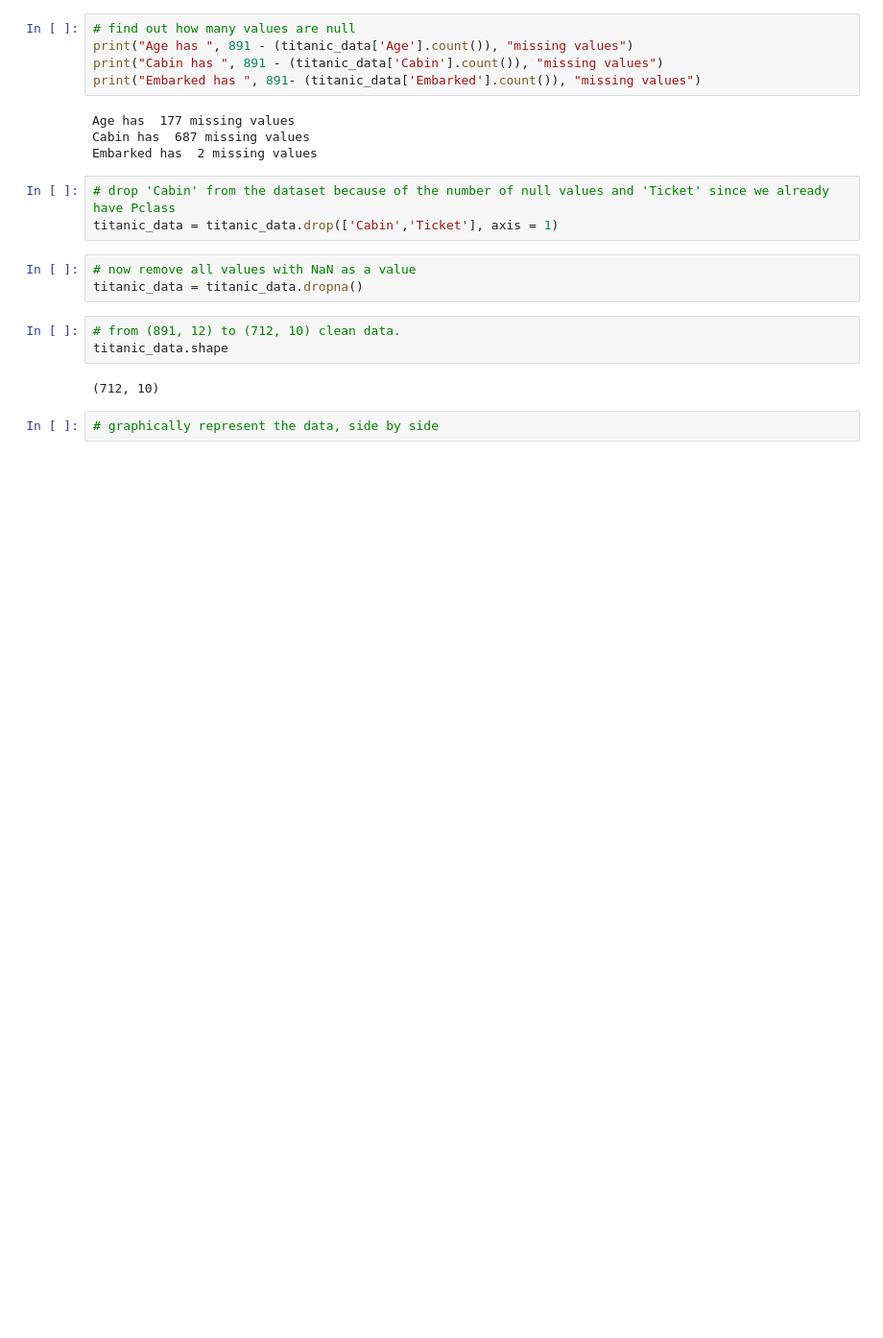
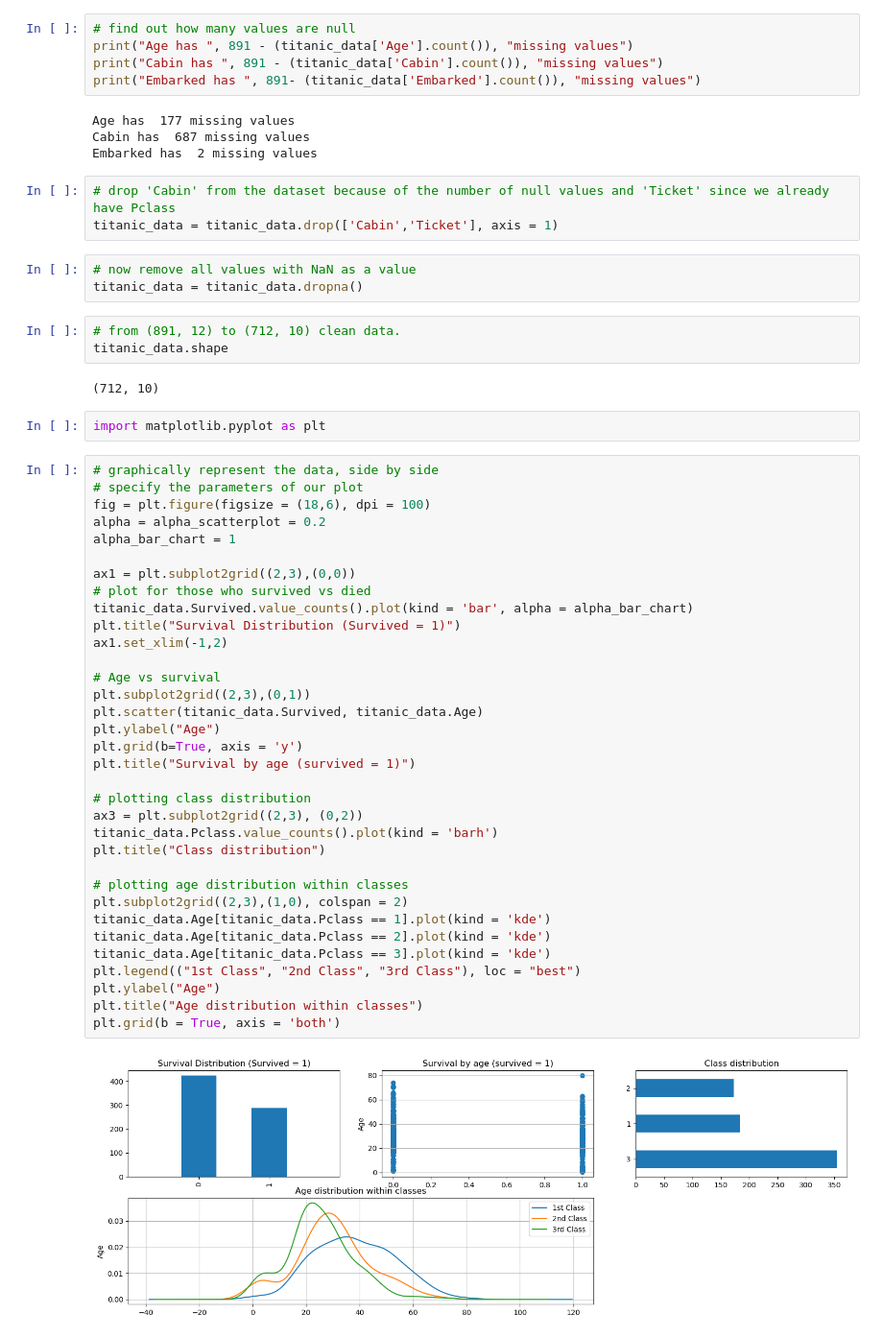
Before and after one commit to CikuKariuki/Titanic, a Jupyter notebook: Titanic Analysis.ipynb, the cells around one changed output. Shown: that part at 96% size. Drawn from its saved outputs; the diff is of its cells as text; blank space fills up the shorter version.

```diff
--- a/Titanic Analysis.ipynb
+++ b/Titanic Analysis.ipynb
@@ -45,5 +45,41 @@ titanic_data = titanic_data.dropna()
 titanic_data.shape
 # %% [output]
 (712, 10)
-# %%
-# graphically represent the data, side by side
+# %%
+import matplotlib.pyplot as plt
+# %%
+# graphically represent the data, side by side
+# specify the parameters of our plot
+fig = plt.figure(figsize = (18,6), dpi = 100)
+alpha = alpha_scatterplot = 0.2
+alpha_bar_chart = 1
+
+ax1 = plt.subplot2grid((2,3),(0,0))
+# plot for those who survived vs died
+titanic_data.Survived.value_counts().plot(kind = 'bar', alpha = alpha_bar_chart)
+plt.title("Survival Distribution (Survived = 1)")
+ax1.set_xlim(-1,2)
+
+# Age vs survival
+plt.subplot2grid((2,3),(0,1))
+plt.scatter(titanic_data.Survived, titanic_data.Age)
+plt.ylabel("Age")
+plt.grid(b=True, axis = 'y')
+plt.title("Survival by age (survived = 1)")
+
+# plotting class distribution
+ax3 = plt.subplot2grid((2,3), (0,2))
+titanic_data.Pclass.value_counts().plot(kind = 'barh')
+plt.title("Class distribution")
+
+# plotting age distribution within classes
+plt.subplot2grid((2,3),(1,0), colspan = 2)
+titanic_data.Age[titanic_data.Pclass == 1].plot(kind = 'kde')
+titanic_data.Age[titanic_data.Pclass == 2].plot(kind = 'kde')
+titanic_data.Age[titanic_data.Pclass == 3].plot(kind = 'kde')
+plt.legend(("1st Class", "2nd Class", "3rd Class"), loc = "best")
+plt.ylabel("Age")
+plt.title("Age distribution within classes")
+plt.grid(b = True, axis = 'both')
+# %% [output]
+[figure, added]
```
Also changed, not shown: parts of 5 cells of this notebook.
